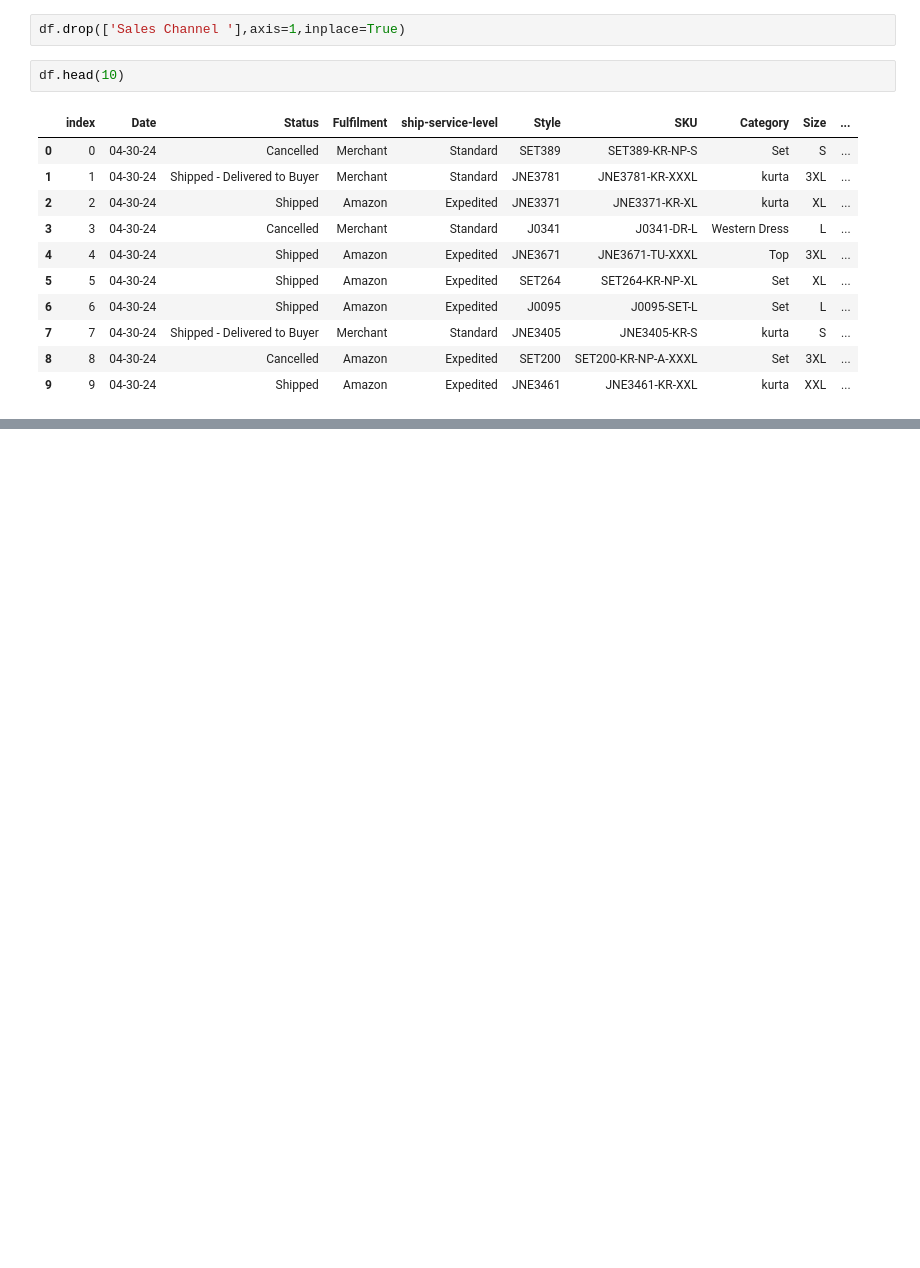
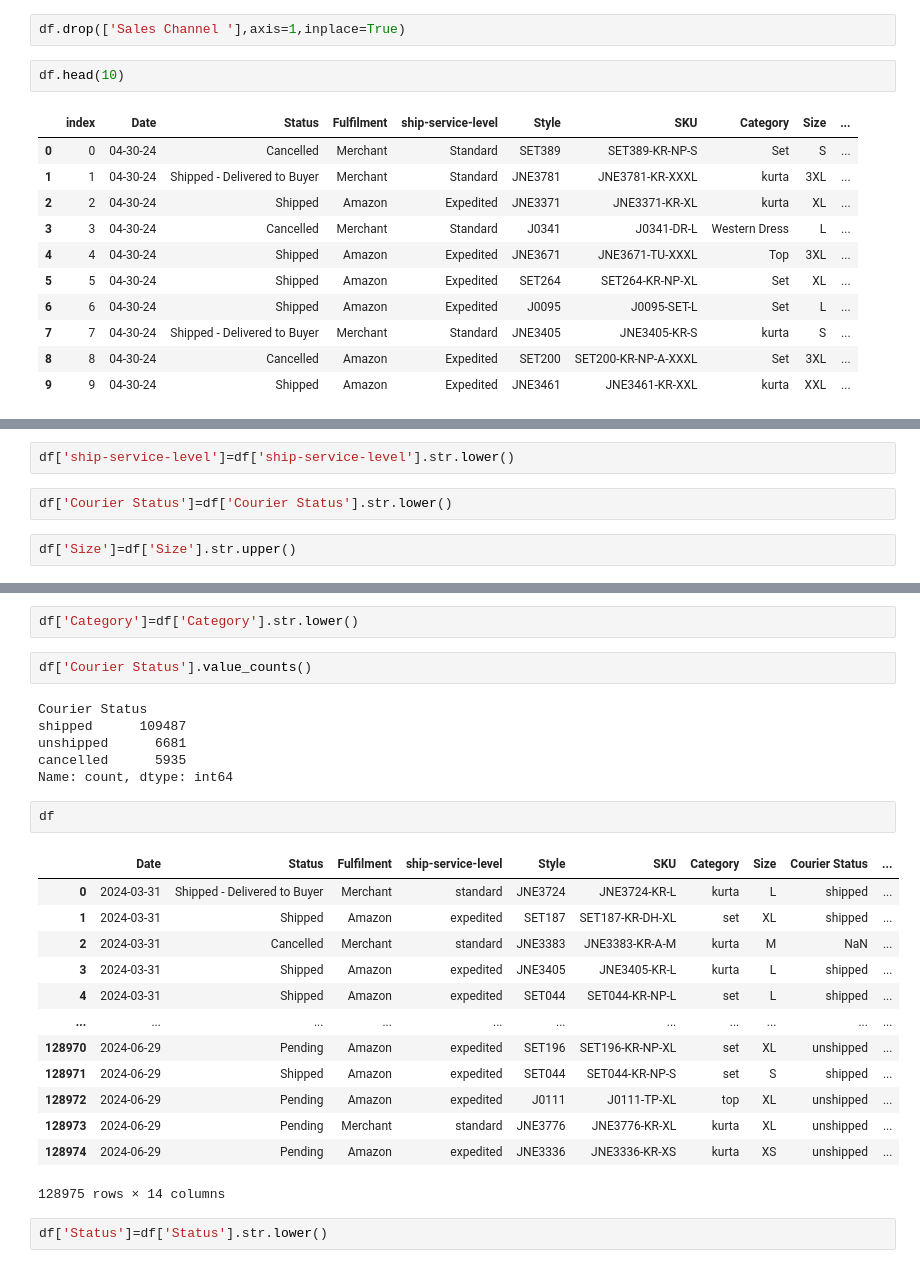
Before and after one commit to jmlakshmisagar/Amazon-Sales-Forecasting-Using-FY24-Apr-May, a Jupyter notebook: DS-Data_Analysis-Sales-Report.ipynb, the cells around one changed output, grey strips where cells are left out. Drawn from its saved outputs; the diff is of its cells as text; blank space fills up the shorter version.

```diff
--- a/DS-Data_Analysis-Sales-Report.ipynb
+++ b/DS-Data_Analysis-Sales-Report.ipynb
@@ -135,0 +381,6 @@ df.describe()
+# %%
+df['ship-service-level']=df['ship-service-level'].str.lower()
+# %%
+df['Courier Status']=df['Courier Status'].str.lower()
+# %%
+df['Size']=df['Size'].str.upper()
@@ -135,0 +396,28 @@ df.describe()
+# %%
+df['Category']=df['Category'].str.lower()
+# %%
+df['Courier Status'].value_counts()
+# %% [output]
+Courier Status
+shipped      109487
+unshipped      6681
+cancelled      5935
+Name: count, dtype: int64
+# %%
+df
+# %% [output]
+|  | Date | Status | Fulfilment | ship-service-level | Style | SKU | Category | Size | Courier Status | ... |
+| 0 | 2024-03-31 | Shipped - Delivered to Buyer | Merchant | standard | JNE3724 | JNE3724-KR-L | kurta | L | shipped | ... |
+| 1 | 2024-03-31 | Shipped | Amazon | expedited | SET187 | SET187-KR-DH-XL | set | XL | shipped | ... |
+| 2 | 2024-03-31 | Cancelled | Merchant | standard | JNE3383 | JNE3383-KR-A-M | kurta | M | NaN | ... |
+| 3 | 2024-03-31 | Shipped | Amazon | expedited | JNE3405 | JNE3405-KR-L | kurta | L | shipped | ... |
+| 4 | 2024-03-31 | Shipped | Amazon | expedited | SET044 | SET044-KR-NP-L | set | L | shipped | ... |
+| ... | ... | ... | ... | ... | ... | ... | ... | ... | ... | ... |
+| 128970 | 2024-06-29 | Pending | Amazon | expedited | SET196 | SET196-KR-NP-XL | set | XL | unshipped | ... |
+| 128971 | 2024-06-29 | Shipped | Amazon | expedited | SET044 | SET044-KR-NP-S | set | S | shipped | ... |
+| 128972 | 2024-06-29 | Pending | Amazon | expedited | J0111 | J0111-TP-XL | top | XL | unshipped | ... |
+| 128973 | 2024-06-29 | Pending | Merchant | standard | JNE3776 | JNE3776-KR-XL | kurta | XL | unshipped | ... |
+| 128974 | 2024-06-29 | Pending | Amazon | expedited | JNE3336 | JNE3336-KR-XS | kurta | XS | unshipped | ... |
+128975 rows × 14 columns
+# %%
+df['Status']=df['Status'].str.lower()
```
Also changed, not shown: parts of 43 cells of this notebook, 1 other file.
